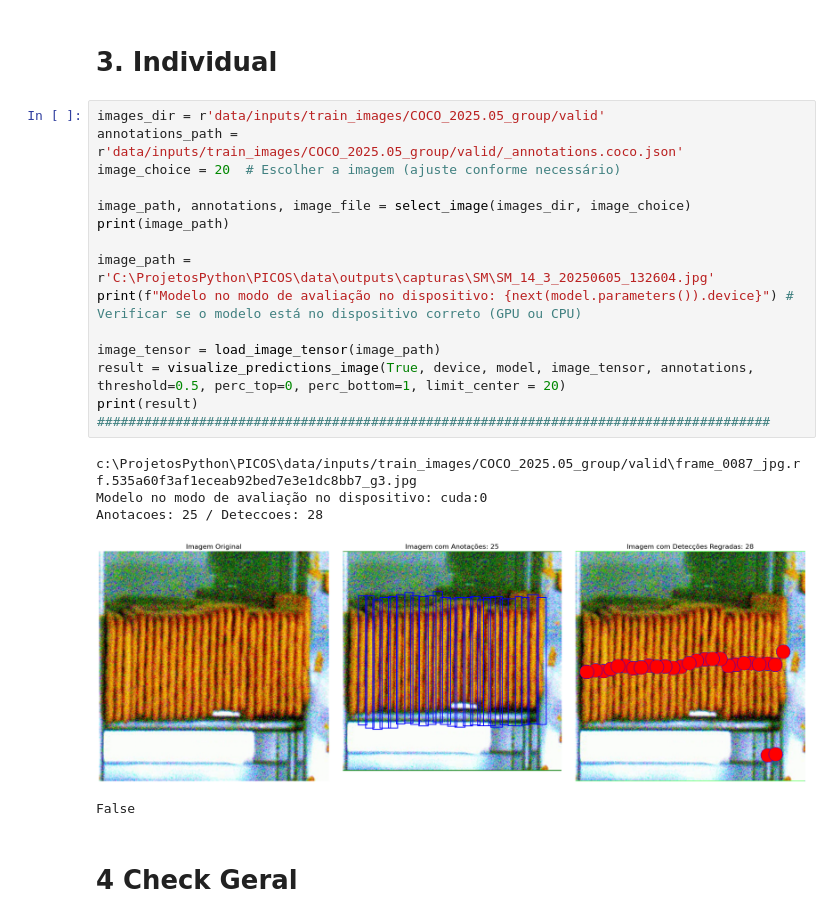
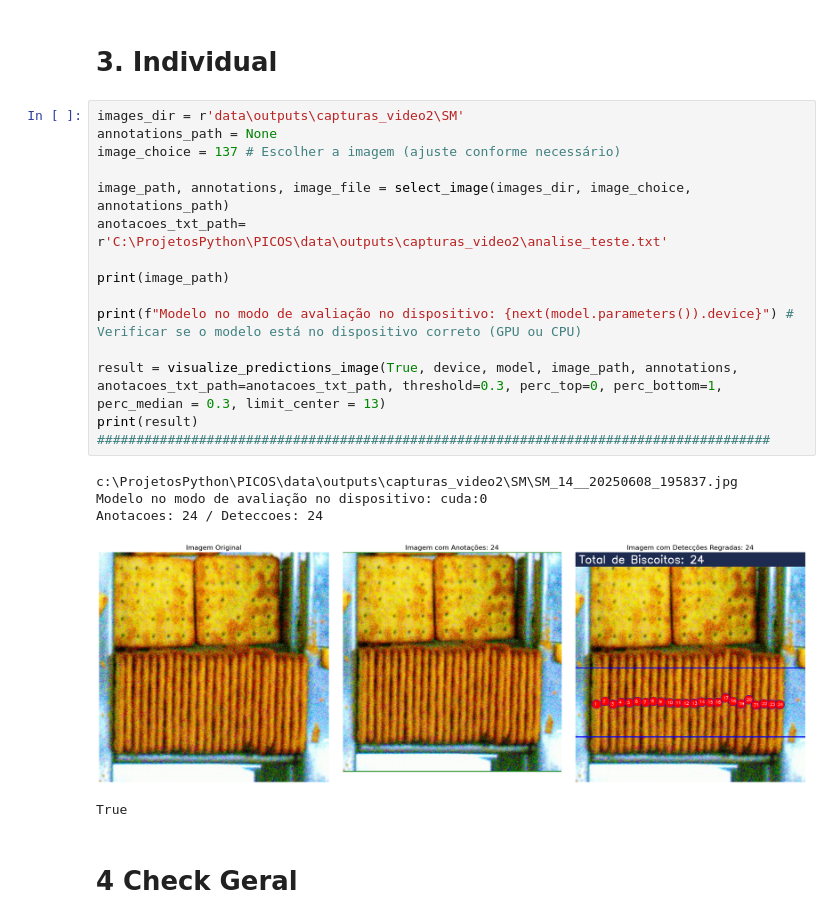
Before and after one commit to Gabriel-albuq/Picos_IPC, a Jupyter notebook: pipeline/02.config_rules zoom.ipynb, the cells around one changed output. Cells and saved outputs as stored; diff of their text form.

```diff
--- a/pipeline/02.config_rules zoom.ipynb
+++ b/pipeline/02.config_rules zoom.ipynb
@@ -496,26 +557,26 @@ Modelo carregado de: c:\ProjetosPython\PICOS\data\inputs\ia_models\FRCNN Resnet5
 # %% [markdown]
 # 3. Individual
 # %%
-images_dir = r'data/inputs/train_images/COCO_2025.05_group/valid'
-annotations_path = r'data/inputs/train_images/COCO_2025.05_group/valid/_annotations.coco.json'
-image_choice = 20  # Escolher a imagem (ajuste conforme necessário)
+images_dir = r'data\outputs\capturas_video2\SM'
+annotations_path = None
+image_choice = 137 # Escolher a imagem (ajuste conforme necessário)
 
-image_path, annotations, image_file = select_image(images_dir, image_choice)
+image_path, annotations, image_file = select_image(images_dir, image_choice, annotations_path)
+anotacoes_txt_path= r'C:\ProjetosPython\PICOS\data\outputs\capturas_video2\analise_teste.txt'
+
 print(image_path)
 
-image_path = r'C:\ProjetosPython\PICOS\data\outputs\capturas\SM\SM_14_3_20250605_132604.jpg'
 print(f"Modelo no modo de avaliação no dispositivo: {next(model.parameters()).device}") # Verificar se o modelo está no dispositivo correto (GPU ou CPU)
 
-image_tensor = load_image_tensor(image_path)
-result = visualize_predictions_image(True, device, model, image_tensor, annotations, threshold=0.5, perc_top=0, perc_bottom=1, limit_center = 20)
+result = visualize_predictions_image(True, device, model, image_path, annotations, anotacoes_txt_path=anotacoes_txt_path, threshold=0.3, perc_top=0, perc_bottom=1, perc_median = 0.3, limit_center = 13)
 print(result)
 ######################################################################################
 # %% [output]
-c:\ProjetosPython\PICOS\data/inputs/train_images/COCO_2025.05_group/valid\frame_0087_jpg.rf.535a60f3af1eceab92bed7e3e1dc8bb7_g3.jpg
+c:\ProjetosPython\PICOS\data\outputs\capturas_video2\SM\SM_14__20250608_195837.jpg
 Modelo no modo de avaliação no dispositivo: cuda:0
-Anotacoes: 25 / Deteccoes: 28
+Anotacoes: 24 / Deteccoes: 24
-[figure, old version]
+[figure, new version]
-False
+True
 # %% [markdown]
 # 4 Check Geral
 # %%
```
Also changed, not shown: parts of 7 cells of this notebook, 7 other files.
